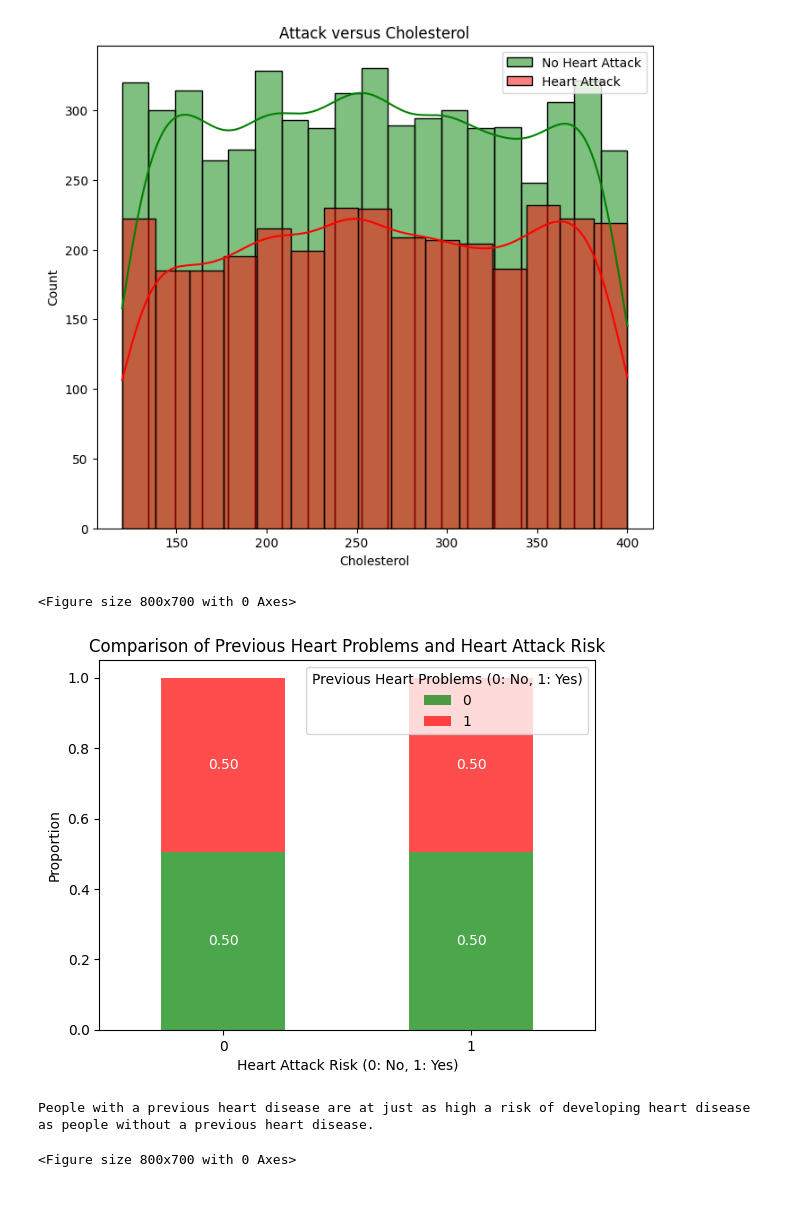
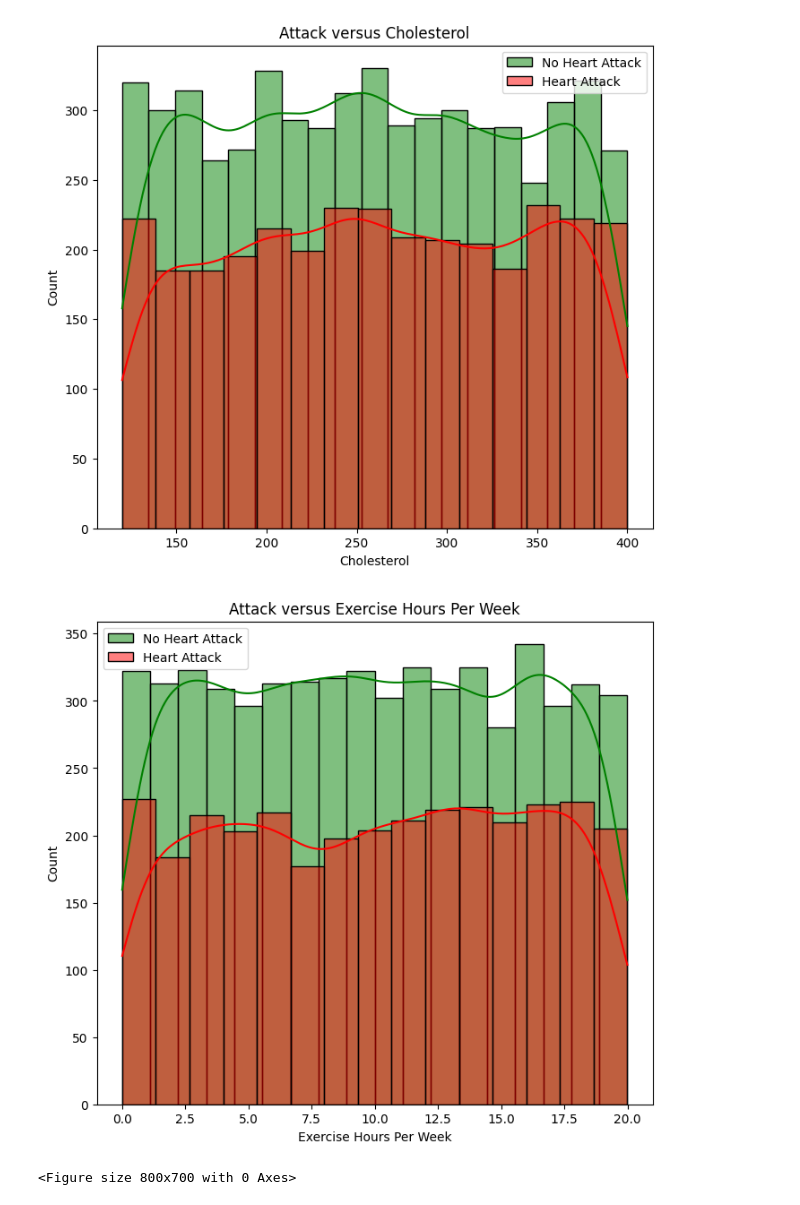
Before and after one commit to thangtrandoan/DataProcessing-Project, a Jupyter notebook: test.ipynb, the cells around one changed output. Saved outputs shown, nothing was run; the diff lists cells and outputs as text; code cells hidden in the pictures.

```diff
--- a/test.ipynb
+++ b/test.ipynb
@@ -519,34 +543,16 @@ plt.legend()
 plt.show()
 # %% [output]
 [figure]
-# %%
-# Tính tổng số người trong mỗi nhóm Heart Attack Risk
-total_counts = data.groupby('Heart Attack Risk')['Previous Heart Problems'].value_counts(normalize=True).unstack()
-
-# Vẽ biểu đồ barplot
-plt.figure(figsize=(8, 7))
-ax = total_counts.plot(kind='bar', stacked=True, color=['green', 'red'], alpha=0.7)
-
-# Hiển thị số lượng trên đầu mỗi bar
-for container in ax.containers:
-    for bar in container:
-        height = bar.get_height()  # Lấy chiều cao bar
-        if height > 0:  # Kiểm tra để tránh in giá trị 0
-            ax.text(bar.get_x() + bar.get_width() / 2., bar.get_y() + height / 2.,
-                    f'{height:.2f}', ha='center', va='center', fontsize=10, color='white')
-
-# Cài đặt nhãn và tiêu đề
-plt.title('Comparison of Previous Heart Problems and Heart Attack Risk')
-plt.ylabel('Proportion')
-plt.xlabel('Heart Attack Risk (0: No, 1: Yes)')
-plt.xticks(rotation=0)
-plt.legend(title="Previous Heart Problems (0: No, 1: Yes)")
-plt.show()
-print("People with a previous heart disease are at just as high a risk of developing heart disease as people without a previous heart disease.")
-# %% [output]
-<Figure size 800x700 with 0 Axes>
-[figure, removed]
-People with a previous heart disease are at just as high a risk of developing heart disease as people without a previous heart disease.
+# %%
+# Plot with histplot for both groups
+plt.figure(figsize=(8,7))
+sns.histplot(data[data['Heart Attack Risk'] == 0]["Exercise Hours Per Week"], color='green', kde=True, label='No Heart Attack')
+sns.histplot(data[data['Heart Attack Risk'] == 1]["Exercise Hours Per Week"], color='red', kde=True, label='Heart Attack')
+plt.title('Attack versus Exercise Hours Per Week')
+plt.legend()
+plt.show()
+# %% [output]
+[figure, added]
 # %%
 # Tính tổng số người trong mỗi nhóm Heart Attack Risk
 total_counts = data.groupby('Heart Attack Risk')['Previous Heart Problems'].value_counts(normalize=True).unstack()
```
Also changed, not shown: parts of 4 cells of this notebook.
